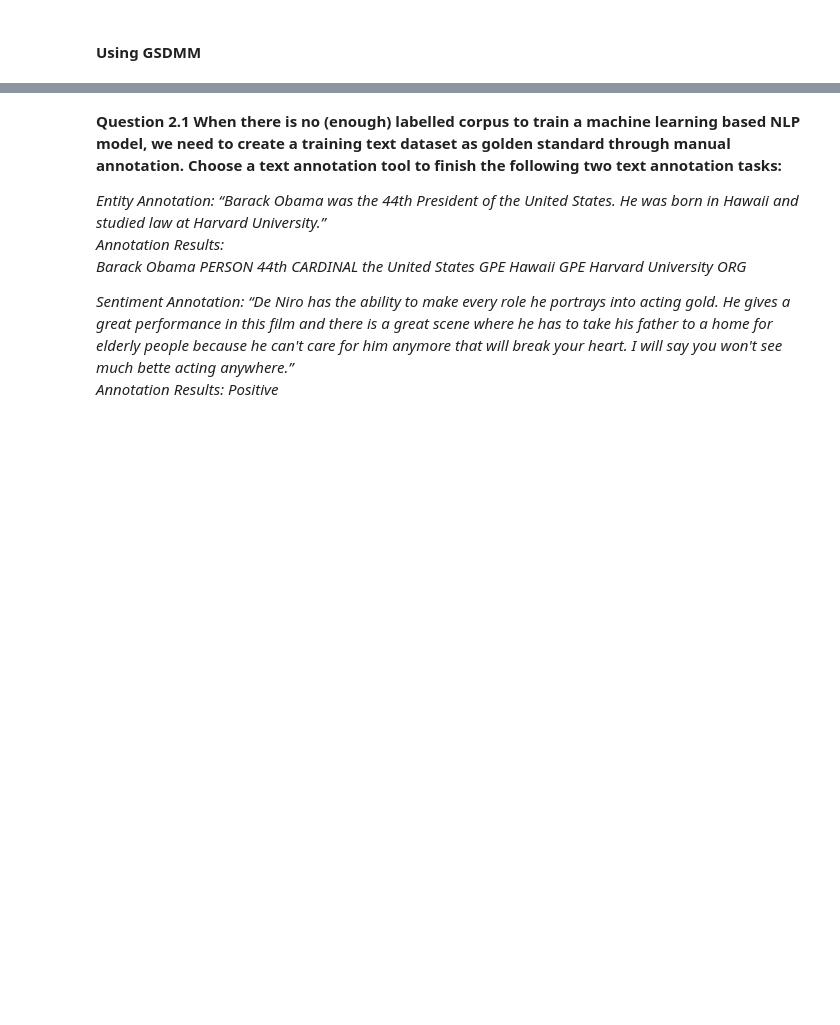
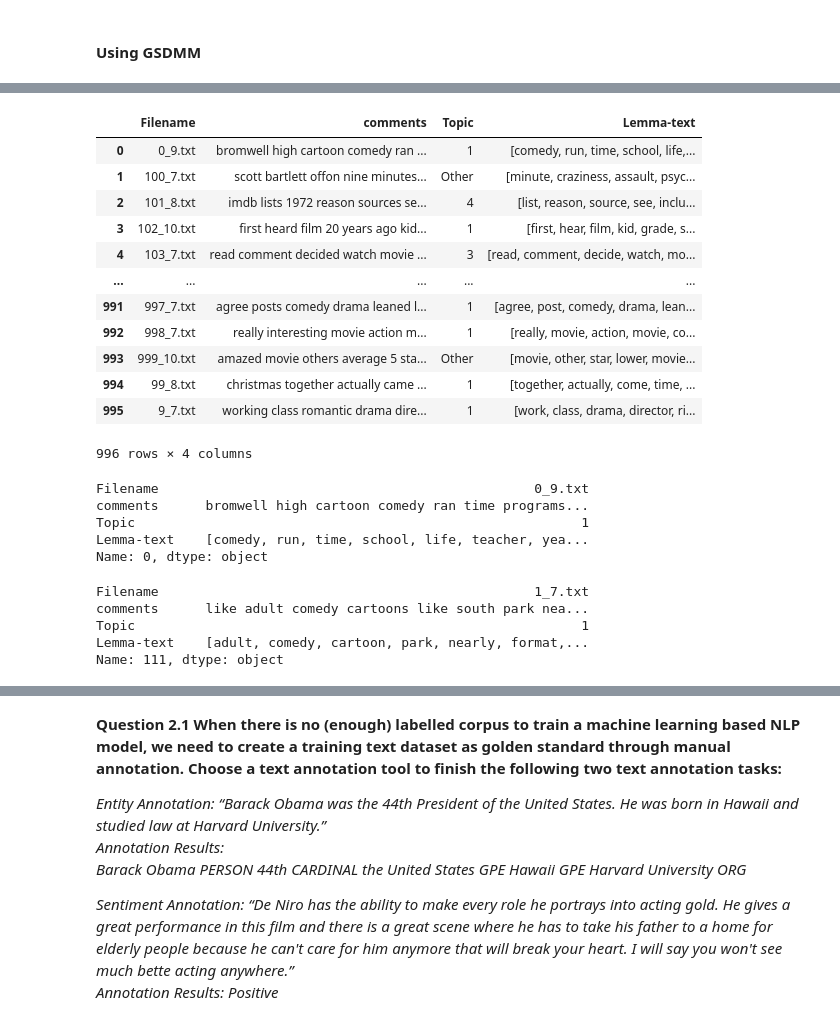
Before and after one commit to Manideep-13/NLP_Spring-23, a Jupyter notebook: assignment-2/code.ipynb, the cells around one changed output, grey strips where cells are left out. Saved outputs shown, nothing was run; the diff lists cells and outputs as text; code cells hidden in the pictures; blank space fills up the shorter version.

```diff
--- a/assignment-2/code.ipynb
+++ b/assignment-2/code.ipynb
@@ -93,0 +119,10 @@ def
+# %%
+def gsdmm(df, reviews_lemmatized):
+    n_topics = 10
+    mgp = MovieGroupProcess(K=n_topics, alpha=0.01, beta=0.01, n_iters=2)
+
+    vocab = set(x for review in reviews_lemmatized for x in review)
+    n_terms = len(vocab)
+    model = mgp.fit(reviews_lemmatized, n_terms)
+
+    return mgp
@@ -94,3 +134,16 @@ def
+# %%
+def create_topics_dataframe(df,data_text,mgp, threshold, topic_dict,lemma_text):
+    result = pd.DataFrame(columns=['Filename','comments', 'Topic', 'Lemma-text'])
+    for i, text in enumerate(data_text):
+        result.at[i,'comments'] = df.comments[i]
+        result.at[i, 'Filename'] = df.Filename[i]
+        result.at[i, 'Lemma-text'] = lemma_text[i]
+        prob = mgp.choose_best_label(lemma_text[i])
+        if prob[1] >= threshold:
+            result.at[i, 'Topic'] = topic_dict[prob[0]]
+        else:
+            result.at[i, 'Topic'] = 'Other'
+    return result
 # %% [markdown]
 <b> Question 1.1 - Use  Latent  Dirichlet  Allocation  (LDA)  method  to  discover  latent  topics  in  the  dataset  with  the number  of  topics  as  10.  Output  the  top  8  words  for  each  topic.  For  the  document  “0_9.txt”  and “1_7.txt”, what topics are assigned to them? Do they make sense?</b>
 # %%
@@ -174,0 +254,19 @@ Name: 111, dtype: object
+# %%
+df = preprocessing()
+tokens_reviews = list(sent_to_words(df['comments']))
+tokens_reviews = make_n_grams(tokens_reviews)
+reviews_lemmatized = lemmatization(tokens_reviews, allowed_postags=['NOUN', 'VERB', 'ADV'])
+mgp = gsdmm(df,reviews_lemmatized)
+doc_count = np.array(mgp.cluster_doc_count)
+print('Number of documents per topic :', doc_count)
+
+# topics sorted by the number of document they are allocated to
+top_index = doc_count.argsort()[-10:][::-1]
+print('\nMost important clusters (by number of docs inside):', top_index)
+topic_dict = {}
+topic_names = [1,2,3,4,5,6,7,8,9,10]
+for i, topic_num in enumerate(top_index):
+    topic_dict[topic_num]=topic_names[i]
+# show the top 5 words in term frequency for each cluster
+top_words(mgp.cluster_word_distribution, top_index, 8)
+result = create_topics_dataframe(df,data_text=df.comments, mgp=mgp, threshold=0.3, topic_dict=topic_dict, lemma_text=reviews_lemmatized)
@@ -175 +308,33 @@ Name: 111, dtype: object
+# %%
+result
+# %% [output]
+|  | Filename | comments | Topic | Lemma-text |
+| 0 | 0_9.txt | bromwell high cartoon comedy ran ... | 1 | [comedy, run, time, school, life,... |
+| 1 | 100_7.txt | scott bartlett offon nine minutes... | Other | [minute, craziness, assault, psyc... |
+| 2 | 101_8.txt | imdb lists 1972 reason sources se... | 4 | [list, reason, source, see, inclu... |
+| 3 | 102_10.txt | first heard film 20 years ago kid... | 1 | [first, hear, film, kid, grade, s... |
+| 4 | 103_7.txt | read comment decided watch movie ... | 3 | [read, comment, decide, watch, mo... |
+| ... | ... | ... | ... | ... |
+| 991 | 997_7.txt | agree posts comedy drama leaned l... | 1 | [agree, post, comedy, drama, lean... |
+| 992 | 998_7.txt | really interesting movie action m... | 1 | [really, movie, action, movie, co... |
+| 993 | 999_10.txt | amazed movie others average 5 sta... | Other | [movie, other, star, lower, movie... |
+| 994 | 99_8.txt | christmas together actually came ... | 1 | [together, actually, come, time, ... |
+| 995 | 9_7.txt | working class romantic drama dire... | 1 | [work, class, drama, director, ri... |
+996 rows × 4 columns
+# %%
+result.iloc[0]
+# %% [output]
+Filename                                                0_9.txt
+comments      bromwell high cartoon comedy ran time programs...
+Topic                                                         1
+Lemma-text    [comedy, run, time, school, life, teacher, yea...
+Name: 0, dtype: object
+# %%
+result.iloc[111]
+# %% [output]
+Filename                                                1_7.txt
+comments      like adult comedy cartoons like south park nea...
+Topic                                                         1
+Lemma-text    [adult, comedy, cartoon, park, nearly, format,...
+Name: 111, dtype: object
 # %%
```
Also changed, not shown: parts of 30 cells of this notebook, 6 other files.
